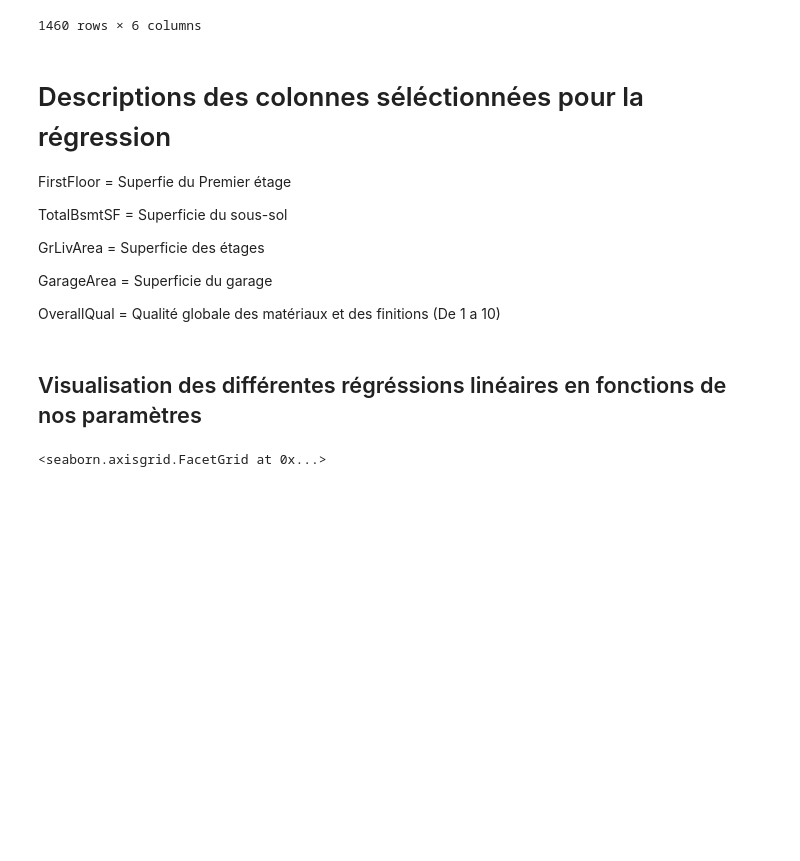
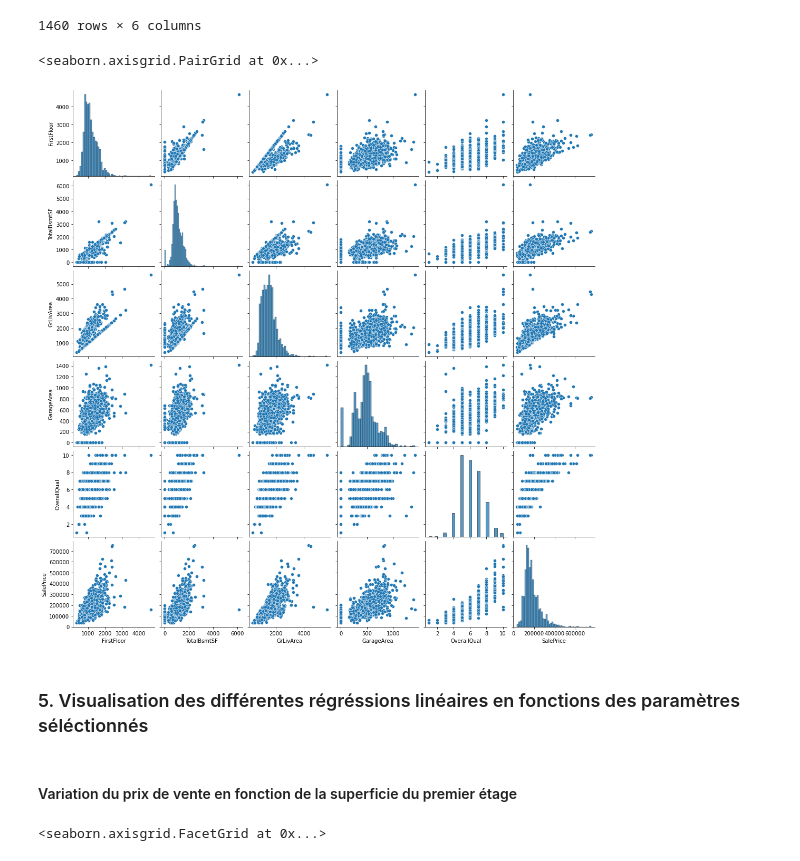
Before and after one commit to anais-15/House_Prices, a Jupyter notebook: House Prices.ipynb, the cells around one changed output. Cells and saved outputs as stored; diff of their text form; code cells hidden in the pictures; blank space fills up the shorter version.

```diff
--- a/House Prices.ipynb
+++ b/House Prices.ipynb
@@ -76,20 +85,15 @@ df_new
 | 1458 | 1078 | 1078 | 1078 | 240 | 5 | 142125 |
 | 1459 | 1256 | 1256 | 1256 | 276 | 5 | 147500 |
 1460 rows × 6 columns
-# %% [markdown]
-# Descriptions des colonnes séléctionnées pour la régression
-
-FirstFloor = Superfie du Premier étage
-
-TotalBsmtSF = Superficie du sous-sol
-
-GrLivArea = Superficie des étages
-
-GarageArea = Superficie du garage
-
-OverallQual = Qualité globale des matériaux et des finitions (De 1 a 10)
+# %%
+sns.pairplot(df_new)
+# %% [output]
+<seaborn.axisgrid.PairGrid at 0x...>
+[figure, added]
 # %% [markdown]
-## Visualisation des différentes régréssions linéaires en fonctions de nos paramètres
+### 5. Visualisation des différentes régréssions linéaires en fonctions des paramètres séléctionnés
+# %% [markdown]
+#### Variation du prix de vente en fonction de la superficie du premier étage
 # %%
 sns.lmplot(data=df_new, x='SalePrice', y='FirstFloor', height=5, aspect=5)
 # %% [output]
```
Also changed, not shown: parts of 38 cells of this notebook, 1 other file.
